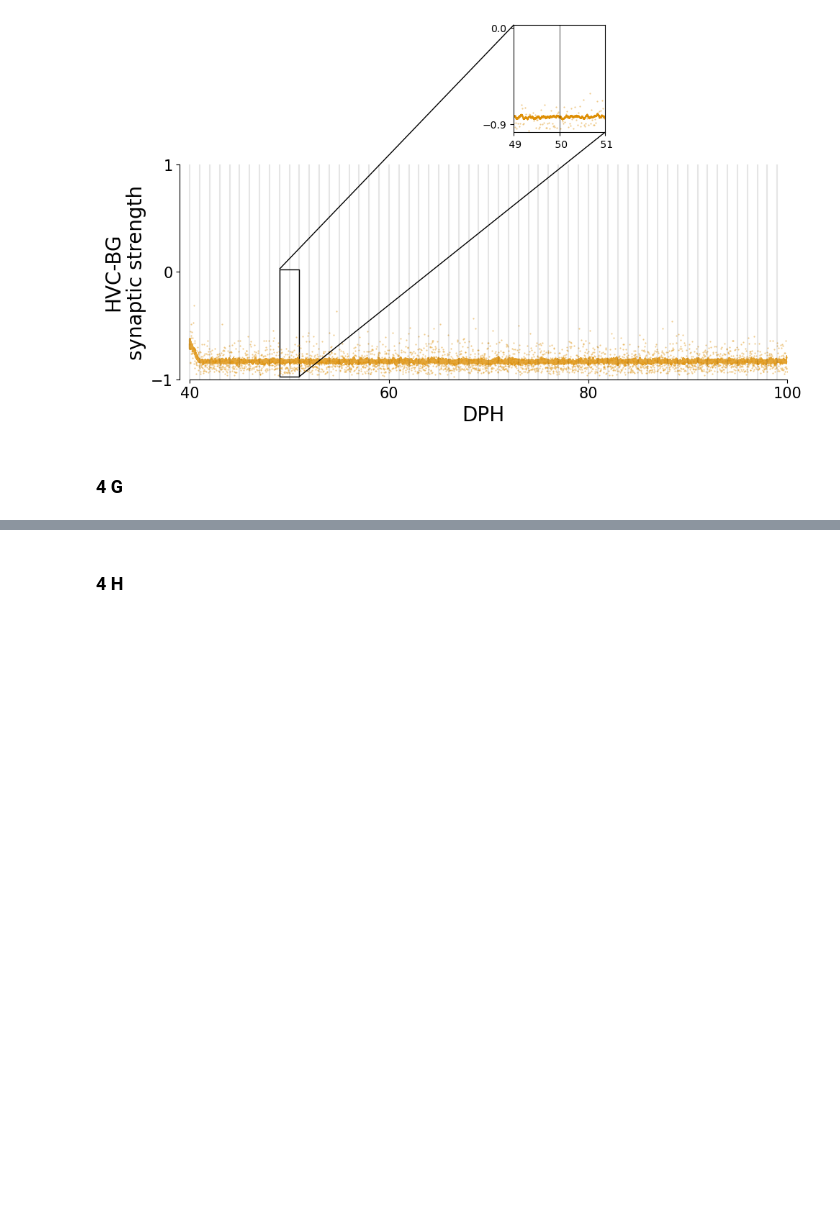
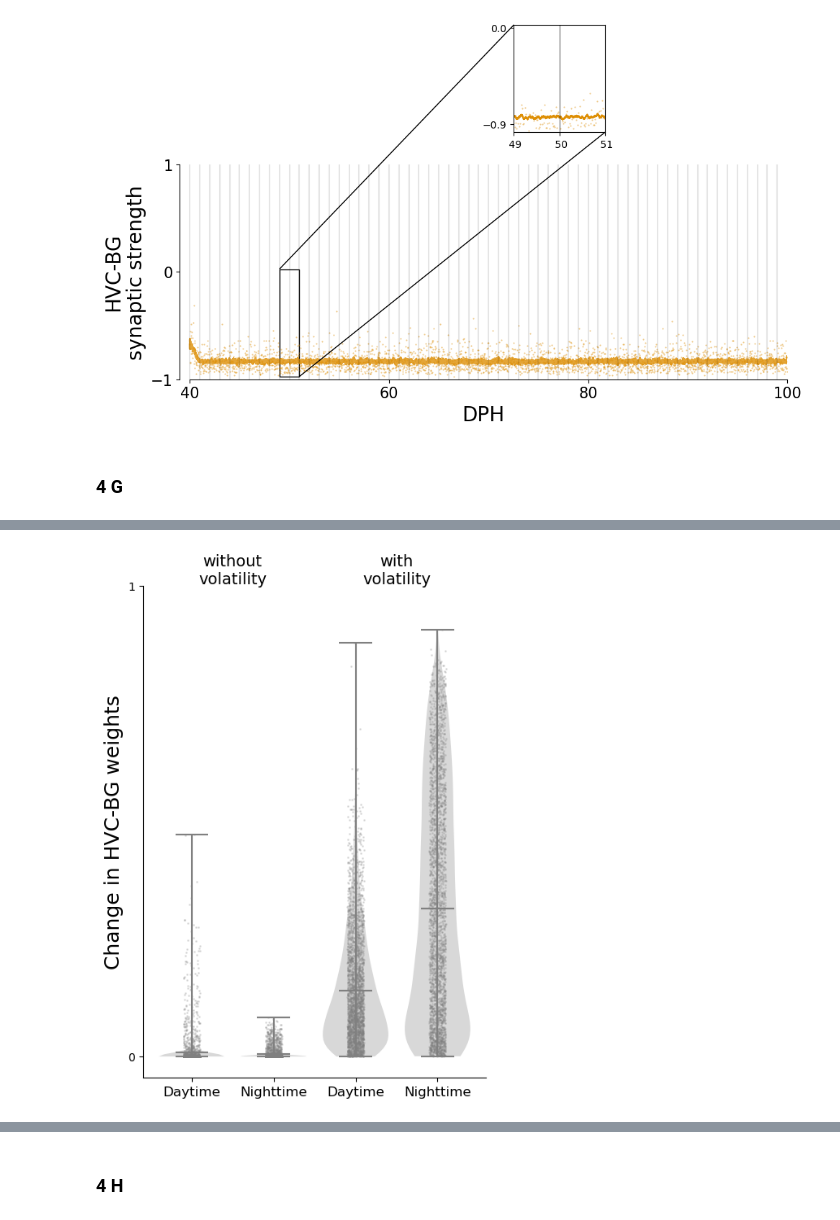
Before and after one commit to AtharvSuryawanshi/Dual_Pathway_RL_songbird, a Jupyter notebook: Figures/Figure_4.ipynb, the cells around one changed output, grey strips where cells are left out. Saved outputs shown, nothing was run; the diff lists cells and outputs as text; code cells hidden in the pictures; blank space fills up the shorter version.

```diff
--- a/Figures/Figure_4.ipynb
+++ b/Figures/Figure_4.ipynb
@@ -476,0 +510,3 @@ plot_BG_volatility(obj_4b, zoom_start=9000, zoom_end=11000, offset=-0.1)
+# %%
+jumps_hvc_bg_reduced = jumps_hvc_bg[:,:,:,:1,:]
+jumps_hvc_bg_reduced.shape
@@ -476,0 +515,4 @@ plot_BG_volatility(obj_4b, zoom_start=9000, zoom_end=11000, offset=-0.1)
+# %%
+for syll in range(N_SYLL):
+    jumps_hvc_bg_reduced[:,:,syll] = jumps_hvc_bg[:,:,syll,syll].reshape(60,1000,1,50)
+jumps_hvc_bg_reduced.shape
@@ -476,0 +525,5 @@ plot_BG_volatility(obj_4b, zoom_start=9000, zoom_end=11000, offset=-0.1)
+# %%
+no_jumps_hvc_bg_reduced = no_jumps_hvc_bg[:,:,:,:1,:]
+for syll in range(N_SYLL):
+    no_jumps_hvc_bg_reduced[:,:,syll] = no_jumps_hvc_bg[:,:,syll,syll].reshape(60,1000,1,50)
+no_jumps_hvc_bg_reduced.shape
@@ -477 +532,77 @@ plot_BG_volatility(obj_4b, zoom_start=9000, zoom_end=11000, offset=-0.1)
+# %%
+jumps_data = jumps_hvc_bg_reduced
+no_jumps_data = no_jumps_hvc_bg_reduced
+# %%
+jumps_overday = np.abs(jumps_data[:, -1, 2] - jumps_data[:, 0, 2])
+jumps_overnight = np.abs(jumps_data[:-1, -1, 2] - jumps_data[1:, 0, 2])
+
+no_jumps_overday = np.abs(no_jumps_data[:, -1, 2] - no_jumps_data[:, 0, 2])
+no_jumps_overnight = np.abs(no_jumps_data[:-1, -1, 2] - no_jumps_data[1:, 0, 2])
+arrays = [no_jumps_overday, no_jumps_overnight, jumps_overday, jumps_overnight]
+labels = [ 'no_jumps_overday', 'no_jumps_overnight''jumps_overday', 'jumps_overnight']
+arrays = [
+    np.ravel(no_jumps_overday),
+    np.ravel(no_jumps_overnight),
+    np.ravel(jumps_overday),
+    np.ravel(jumps_overnight)
+]
+labels = ['Daytime', 'Nighttime', 'Daytime', 'Nighttime']
+n_points_day = len(arrays[0])
+n_points_night = len(arrays[1])
+
+plt.figure(
+        figsize=(1.5 * 2 + 2, 7),
+        constrained_layout=True)
+
+
+parts = plt.violinplot(arrays, showmeans=True, showextrema=True, widths=.8)
+
+for pc in parts['bodies']:
+    pc.set_facecolor('grey')
+
+jitter_day = (np.random.rand(n_points_day) - 0.5) * .2
+jitter_night = (np.random.rand(n_points_night) - 0.5) * .2
+plt.scatter(jitter_day[::] + 1, arrays[0][::], alpha=0.2, color='grey', s=1)
+plt.scatter(jitter_night[::] + 2, arrays[1][::], alpha=0.2, color='grey', s=1)
+plt.scatter(jitter_day[::] + 3, arrays[2][::], alpha=0.2, color='grey', s=1)
+plt.scatter(jitter_night[::] + 4, arrays[3][::], alpha=0.2, color='grey', s=1)
+
+y_top = max(np.max(a) for a in arrays)
+y_text = y_top * 1.1 if y_top > 0 else y_top + 0.05
+
+plt.text(1.5, y_text, 'without\nvolatility', ha='center', va='bottom', fontsize=14)
+plt.text(3.5, y_text, 'with\nvolatility', ha='center', va='bottom', fontsize=14)
+
+
+cmax_colors = parts['cmaxes'].get_color()
+colors = ['grey','grey','grey','grey']
+parts['cmaxes'].set_color(colors)
+
+cmin_colors = parts['cmins'].get_color()
+colors = ['grey','grey','grey','grey']
+parts['cmins'].set_color(colors)
+
+cmean_colors = parts['cmeans'].get_color()
+colors = ['grey','grey','grey','grey']
+parts['cmeans'].set_color(colors)
+
+cbar_colors = parts['cbars'].get_color()
+colors = ['grey','grey','grey','grey']
+parts['cbars'].set_color(colors)
+
+plt.xticks(range(1, len(labels)+1), labels, rotation=0, va='top', ha='center', fontsize=12)
+plt.yticks([0, 1])
+plt.ylabel("Change in HVC-BG weights", fontsize=18)
+# plt.title("Violin Plot of Jumps Across Conditions")
+# plt.grid(alpha=0.3)
+ax = plt.gca()
+ax.spines['top'].set_visible(False)
+ax.spines['right'].set_visible(False)
+
+
+plt.tight_layout()
+
+save_figure(f"4g_HVC-BG_jumps_dayvsnight", save=save_figs)
+# %% [output]
+[figure, added]
 # %%
```
Also changed, not shown: parts of 23 cells of this notebook, 2 other files.
